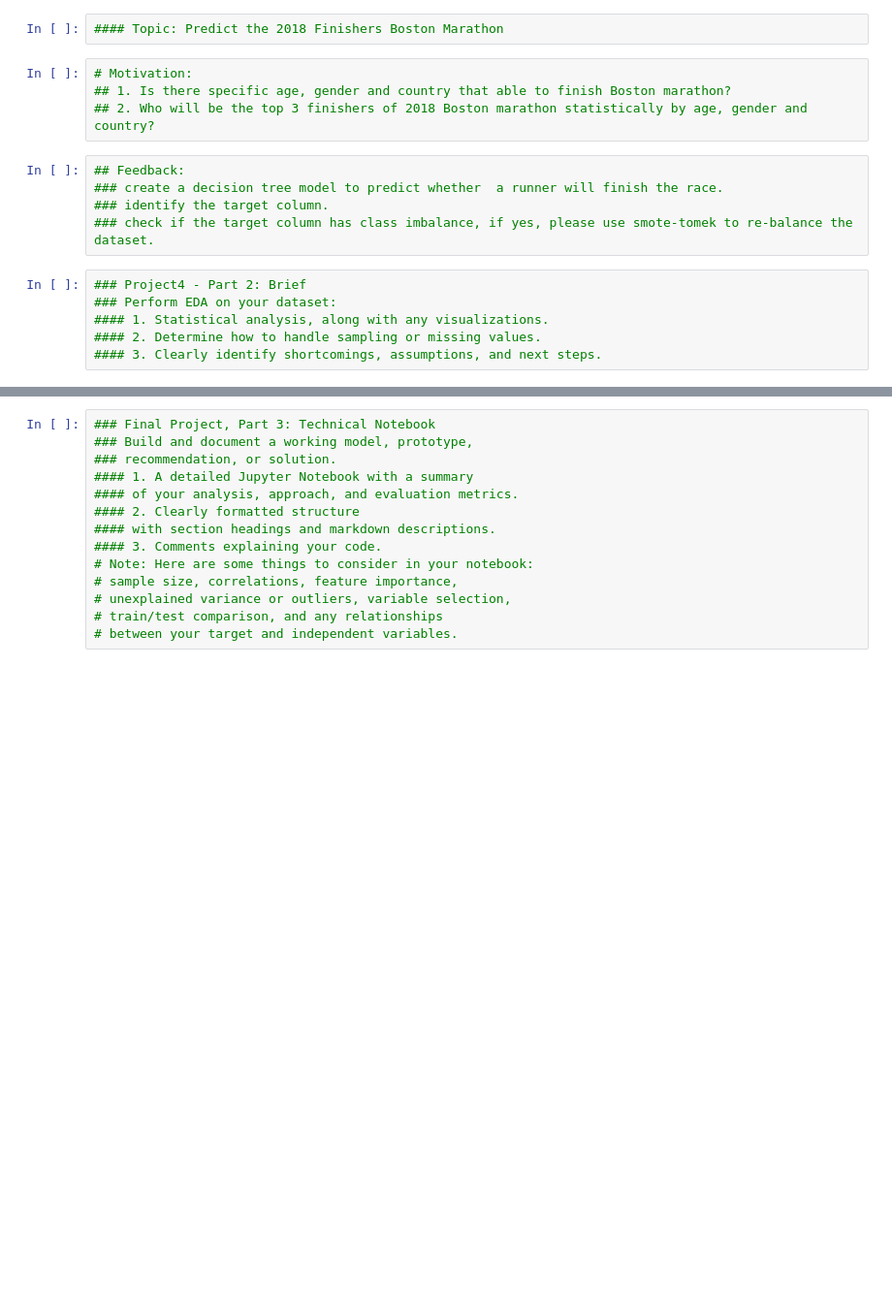
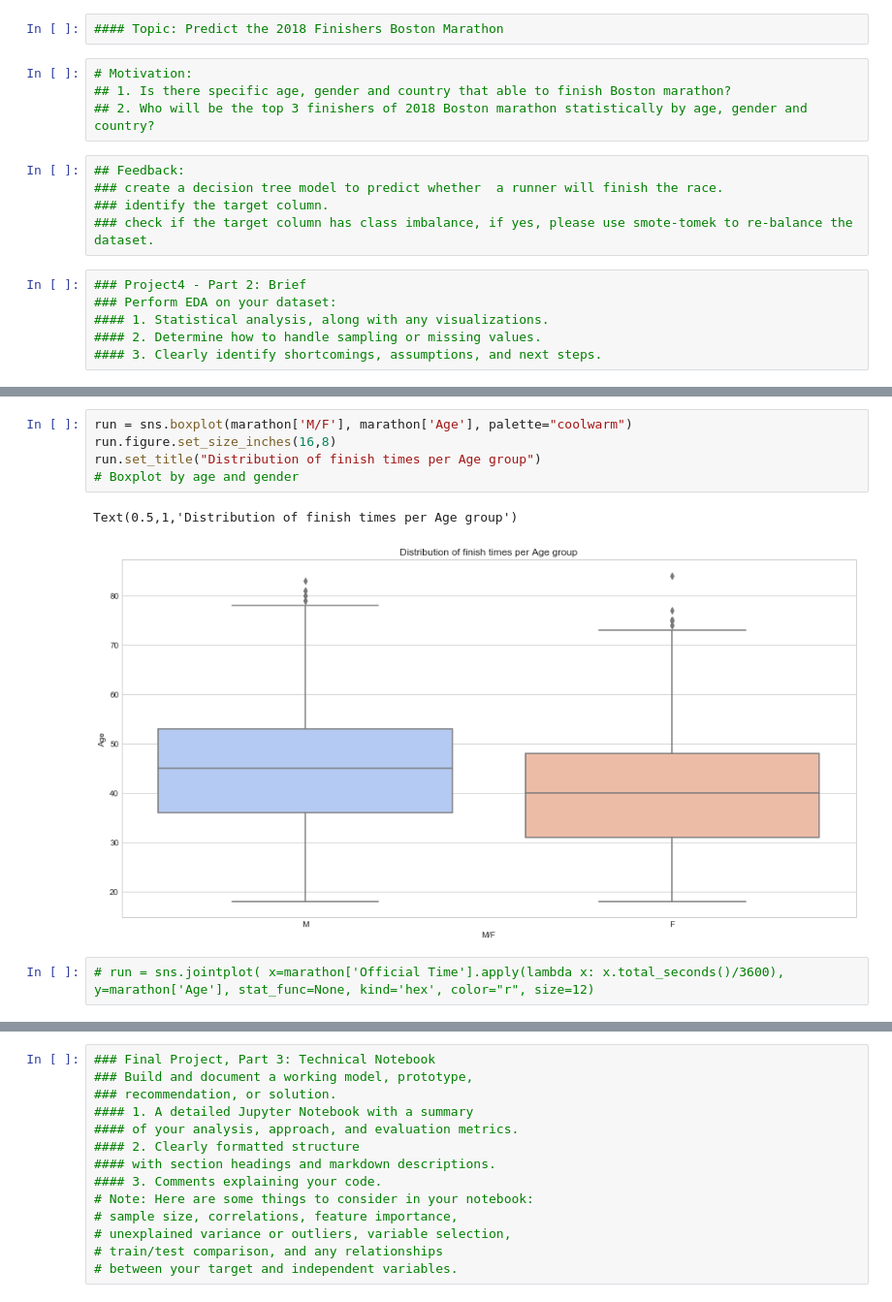
Before and after one commit to ZuluMartin/Study4, a Jupyter notebook: marathon1.ipynb, the cells around one changed output, grey strips where cells are left out. Shown: that part at 97% size. Cells and saved outputs as stored; diff of their text form; blank space fills up the shorter version.

```diff
--- a/marathon1.ipynb
+++ b/marathon1.ipynb
@@ -28,0 +88,10 @@ import time
+# %%
+run = sns.boxplot(marathon['M/F'], marathon['Age'], palette="coolwarm")
+run.figure.set_size_inches(16,8)
+run.set_title("Distribution of finish times per Age group")
+# Boxplot by age and gender
+# %% [output]
+Text(0.5,1,'Distribution of finish times per Age group')
+[figure, added]
+# %%
+# run = sns.jointplot( x=marathon['Official Time'].apply(lambda x: x.total_seconds()/3600), y=marathon['Age'], stat_func=None, kind='hex', color="r", size=12)
```
Also changed, not shown: parts of 71 cells of this notebook.
